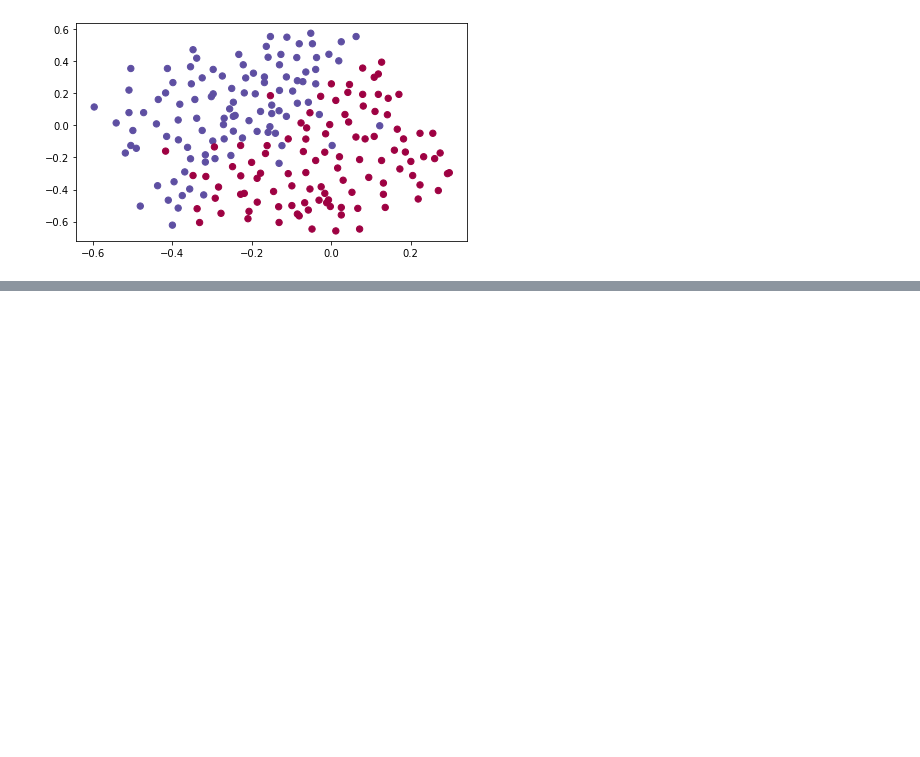
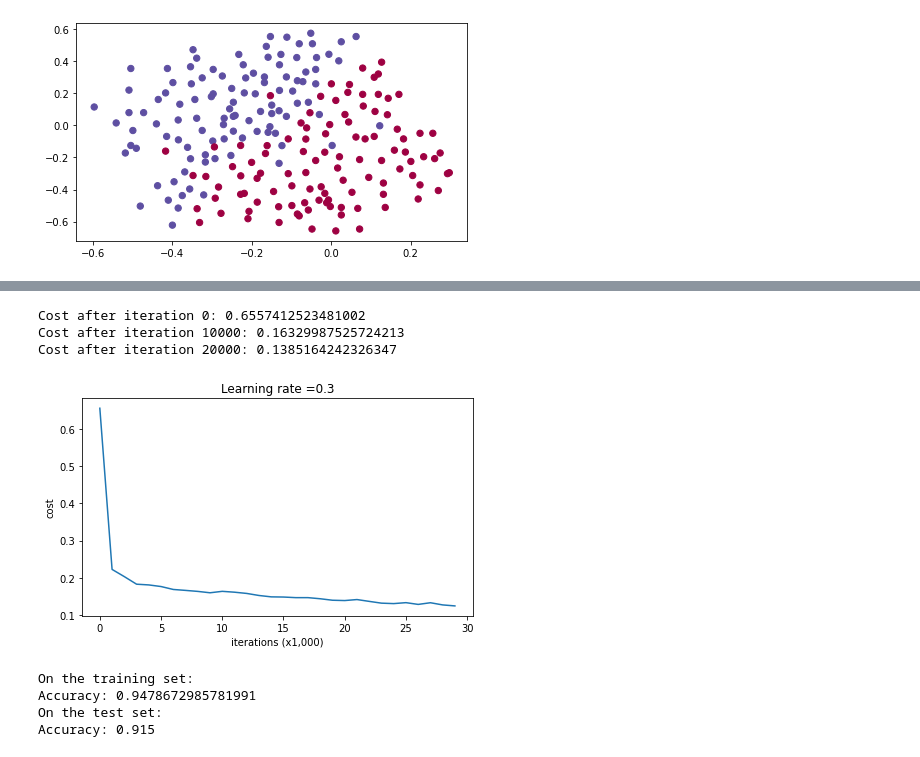
Before and after one commit to ritesh-chafer/verbose-octo, a Jupyter notebook: main.ipynb, the cells around one changed output, grey strips where cells are left out. Cells and saved outputs as stored; diff of their text form; code cells hidden in the pictures; blank space fills up the shorter version.

```diff
--- a/main.ipynb
+++ b/main.ipynb
@@ -22,0 +89,15 @@ NameError: name 'load' is not defined
+# %%
+parameters = model(train_X, train_Y)
+print ("On the training set:")
+predictions_train = predict(train_X, train_Y, parameters)
+print ("On the test set:")
+predictions_test = predict(test_X, test_Y, parameters)
+# %% [output]
+Cost after iteration 0: 0.6557412523481002
+Cost after iteration 10000: 0.16329987525724213
+Cost after iteration 20000: 0.1385164242326347
+[figure, added]
+On the training set:
+Accuracy: 0.9478672985781991
+On the test set:
+Accuracy: 0.915
```
Also changed, not shown: parts of 4 cells of this notebook.
